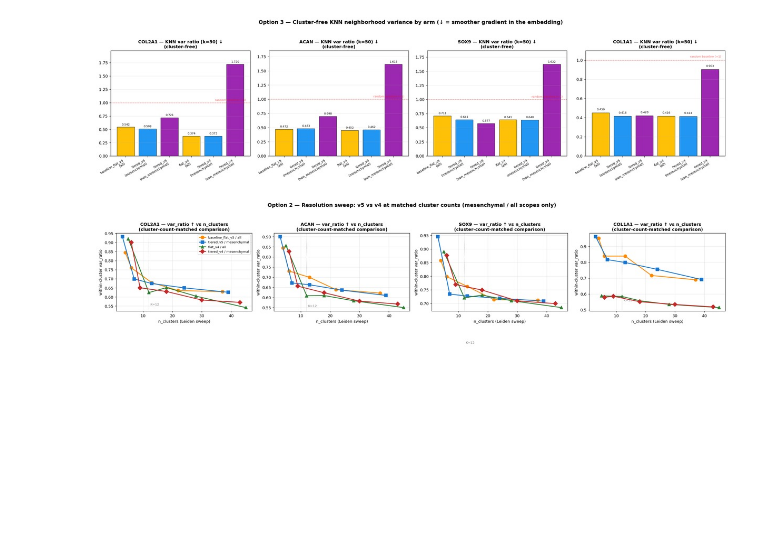
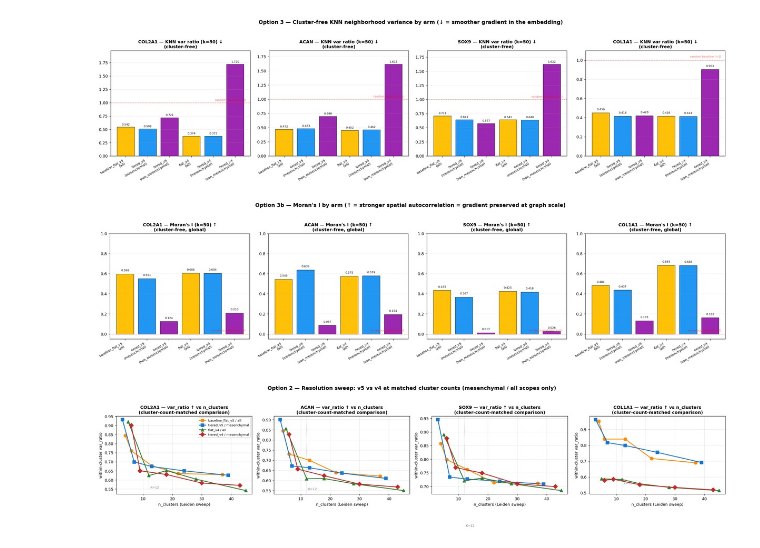
Before and after one commit to SuLab/lotz-ivd, a Jupyter notebook: notebooks/05_integration.ipynb, the cells around one changed output. Saved outputs shown, nothing was run; the diff lists cells and outputs as text; code cells hidden in the pictures; blank space fills up the shorter version.

```diff
--- a/notebooks/05_integration.ipynb
+++ b/notebooks/05_integration.ipynb
@@ -560,6 +571,38 @@ fig.tight_layout()
 render_fig(fig, dpi=130)
 # %% [output]
 [figure]
+# %%
+# Option 3b — Moran's I on the KNN graph (cluster-free, global)
+# Uses the same KNN TSV — it carries morans_i_<GENE> columns alongside
+# knn_var_ratio_<GENE>.
+
+fig, axes = plt.subplots(1, 4, figsize=(22, 5.5))
+for ax, gene in zip(axes, markers):
+    vals = knn_df[f'morans_i_{gene}'].values
+    bars = ax.bar(x_pos, vals, color=bar_colors_knn, edgecolor='black', linewidth=0.6)
+    ax.set_xticks(x_pos)
+    ax.set_xticklabels(arm_labels_knn, rotation=30, ha='right', fontsize=8)
+    ax.set_title(f"{gene} — Moran's I (k=50) ↑\n(cluster-free, global)",
+                 fontsize=11, fontweight='bold')
+    ax.axhline(0, color='red', linestyle='--', linewidth=0.8, alpha=0.5)
+    ax.text(len(vals) - 0.5, 0.02, 'no autocorrelation (=0)', color='red',
+            fontsize=7, ha='right', va='bottom', alpha=0.6)
+    ax.grid(axis='y', alpha=0.25)
+    for bar, v in zip(bars, vals):
+        y = bar.get_height()
+        va = 'bottom' if y >= 0 else 'top'
+        ax.text(bar.get_x() + bar.get_width() / 2,
+                y + (0.02 if y >= 0 else -0.02),
+                f'{v:.3f}', ha='center', va=va, fontsize=7)
+    ax.set_ylim(-0.05, 1.0)
+
+fig.suptitle("Option 3b — Moran's I by arm "
+             "(↑ = stronger spatial autocorrelation = gradient preserved at graph scale)",
+             fontsize=13, fontweight='bold', y=1.04)
+fig.tight_layout()
+render_fig(fig, dpi=130)
+# %% [output]
+[figure, added]
 # %%
 # Option 2 — Resolution sweep: within-cluster var_ratio vs n_clusters
 sweep_df = pd.read_csv(NP_EXP_DIR / 'continuum_sweep.tsv', sep='\t')
```
Also changed, not shown: parts of 2 cells of this notebook, 1 other file.
